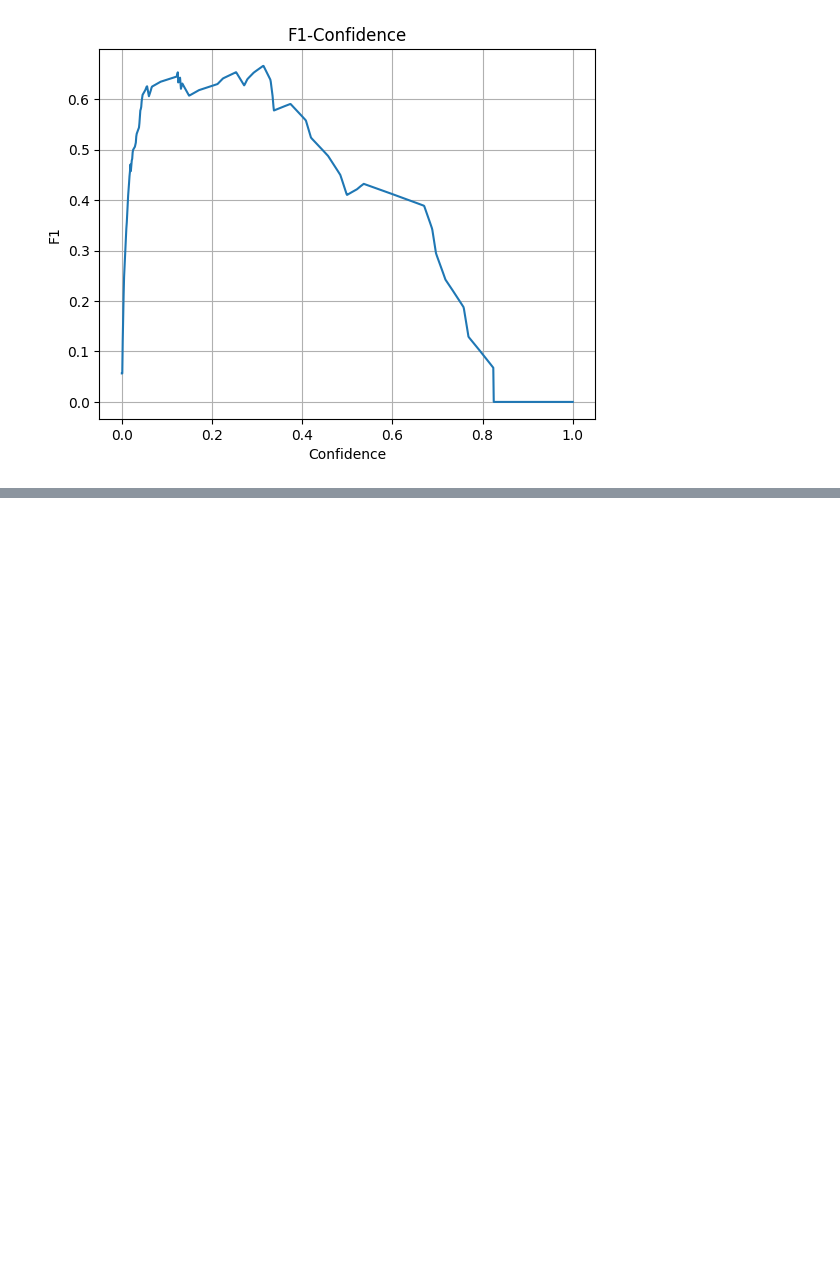
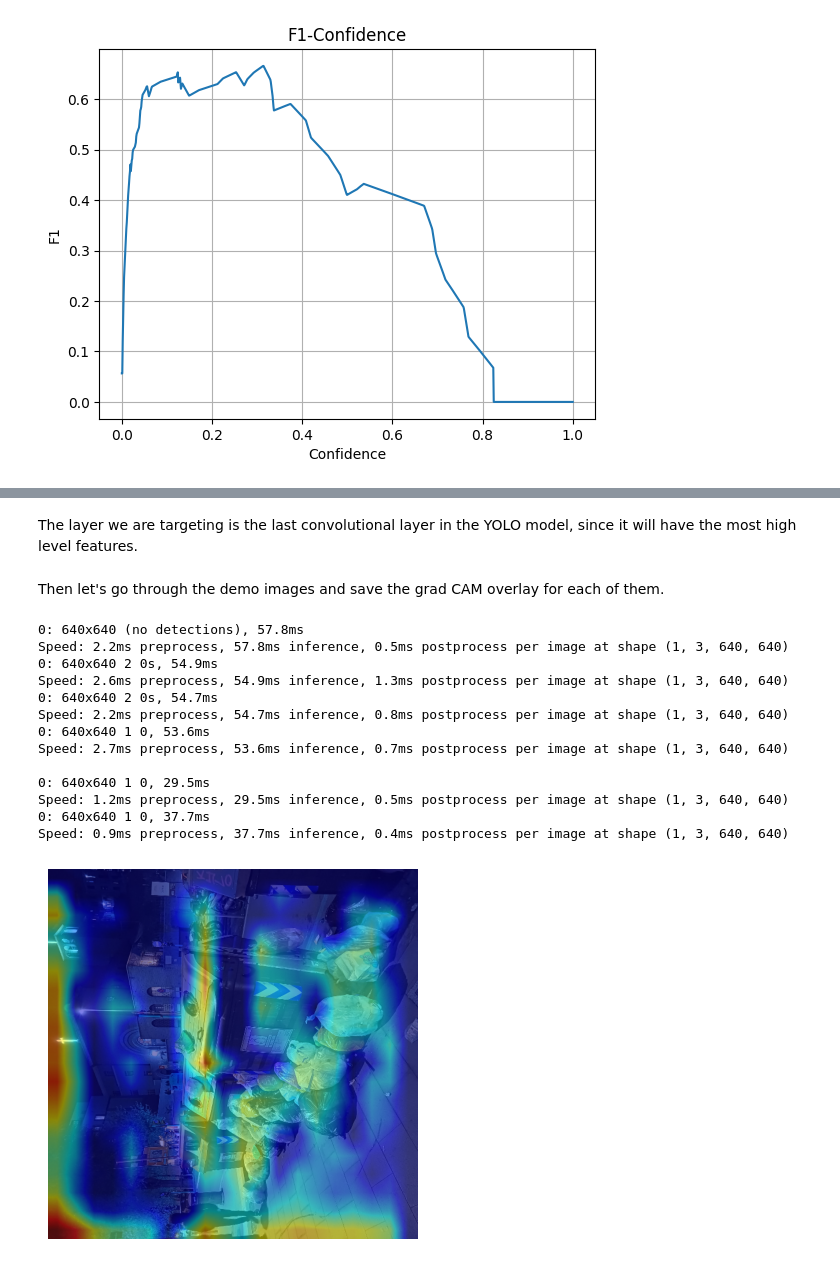
Before and after one commit to aml-2023/final-project, a Jupyter notebook: yolo/metrics.ipynb, the cells around one changed output, grey strips where cells are left out. Cells and saved outputs as stored; diff of their text form; code cells hidden in the pictures; blank space fills up the shorter version.

Commit message:
cleanup * add gradcam to metrics

```diff
--- a/yolo/metrics.ipynb
+++ b/yolo/metrics.ipynb
@@ -165,7 +166,7 @@ Let's run the trained YOLOv8 model on some images to see how it performs. We wil
 # %%
 import glob
 
-demo_images = glob.glob("demo_images/*")
+demo_images = glob.glob("../demo_images/*")
 preds = model(demo_images, conf=0.4)
 
 bboxes = torch.Tensor([])
@@ -286,0 +301,39 @@ plot_metric(np.linspace(0, 1, len(metrics.box.f1_curve.T)), metrics.box.f1_curve
+# %% [markdown]
+The layer we are targeting is the last convolutional layer in the YOLO model, since it will have the most high level features.
+# %%
+target_layers = [model.model.model[-4]]
+# %% [markdown]
+Then let's go through the demo images and save the grad CAM overlay for each of them.
+# %%
+demo_images = glob.glob("../demo_images/*")
+
+for img_name in demo_images:
+    img = cv2.imread(img_name)
+    img = cv2.resize(img, (640, 640))
+    rgb_img = img.copy()
+    img = np.float32(img) / 255
+
+    cam = EigenCAM(model, target_layers, task='od')
+    grayscale_cam = cam(rgb_img)[0, :, :]
+    cam_image = show_cam_on_image(img, grayscale_cam, use_rgb=True)
+    plt.imshow(cam_image)
+    plt.axis("off")
+
+    image_name = os.path.split(img_name)[-1]
+    save_path = f"gradcam_{image_name}"
+    plt.savefig(save_path, bbox_inches='tight', pad_inches=0.0)
+# %% [output]
+0: 640x640 (no detections), 57.8ms
+Speed: 2.2ms preprocess, 57.8ms inference, 0.5ms postprocess per image at shape (1, 3, 640, 640)
+0: 640x640 2 0s, 54.9ms
+Speed: 2.6ms preprocess, 54.9ms inference, 1.3ms postprocess per image at shape (1, 3, 640, 640)
+0: 640x640 2 0s, 54.7ms
+Speed: 2.2ms preprocess, 54.7ms inference, 0.8ms postprocess per image at shape (1, 3, 640, 640)
+0: 640x640 1 0, 53.6ms
+Speed: 2.7ms preprocess, 53.6ms inference, 0.7ms postprocess per image at shape (1, 3, 640, 640)
+
+0: 640x640 1 0, 29.5ms
+Speed: 1.2ms preprocess, 29.5ms inference, 0.5ms postprocess per image at shape (1, 3, 640, 640)
+0: 640x640 1 0, 37.7ms
+Speed: 0.9ms preprocess, 37.7ms inference, 0.4ms postprocess per image at shape (1, 3, 640, 640)
+[figure, added]
```
Also changed, not shown: parts of 4 cells of this notebook.
